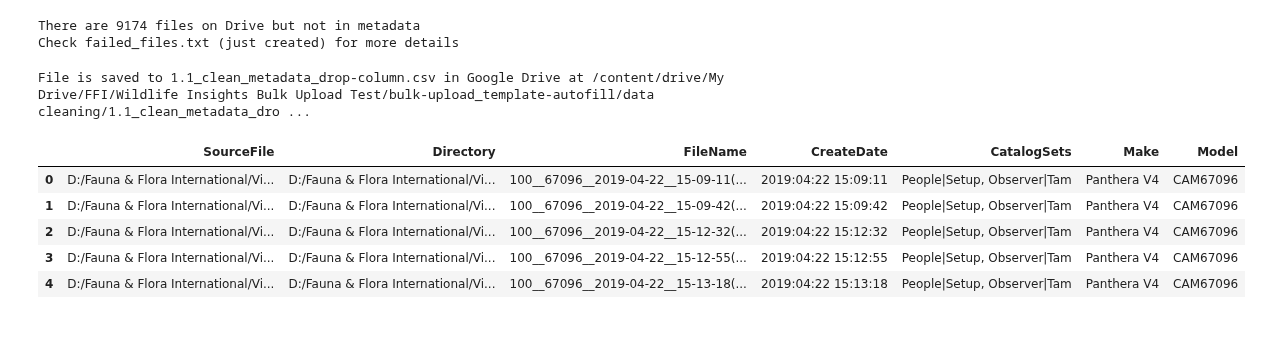
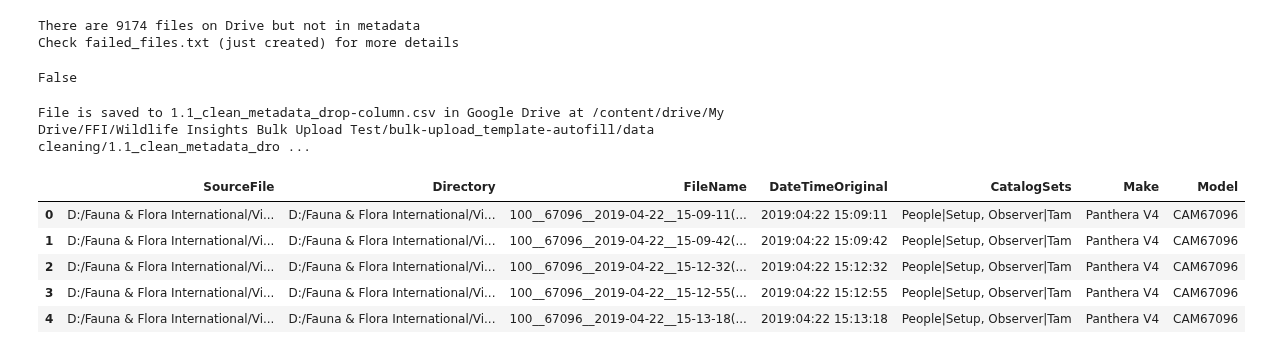
Before and after one commit to FFI-Vietnam/camtrap-tools, a Jupyter notebook: Wildlife Insights/bulk-upload/01_clean-exiftool-dataset.ipynb, the cells around one changed output. Drawn from its saved outputs; the diff is of its cells as text; code cells hidden in the pictures.

```diff
--- a/Wildlife Insights/bulk-upload/01_clean-exiftool-dataset.ipynb
+++ b/Wildlife Insights/bulk-upload/01_clean-exiftool-dataset.ipynb
@@ -101,19 +101,24 @@ print("Check failed_files.txt (just created) for more details")
 # %% [output]
 There are 9174 files on Drive but not in metadata
 Check failed_files.txt (just created) for more details
+# %%
+df = read_csv_Google_drive(root, dataset_folder, metadata_dataset_file_name)
+df['CreateDate'].to_list() == df['DateTimeOriginal'].to_list()
+# %% [output]
+False
 # %%
 # 01) keep important columns
 df = read_csv_Google_drive(root, dataset_folder, metadata_dataset_file_name)
 
-df = df[['SourceFile', 'Directory', 'FileName', 'CreateDate', 'CatalogSets', 'Make', 'Model']]
+df = df[['SourceFile', 'Directory', 'FileName', 'DateTimeOriginal', 'CatalogSets', 'Make', 'Model']]
 
 # save to metadata.csv in Google Drive
 save_csv_Google_drive(df, root, contain_folder, metadata_drop_column_file_name)
 
 df.head()
 # %% [output]
 File is saved to 1.1_clean_metadata_drop-column.csv in Google Drive at /content/drive/My Drive/FFI/Wildlife Insights Bulk Upload Test/bulk-upload_template-autofill/data cleaning/1.1_clean_metadata_dro ...
-|  | SourceFile | Directory | FileName | CreateDate | CatalogSets | Make | Model |
+|  | SourceFile | Directory | FileName | DateTimeOriginal | CatalogSets | Make | Model |
 | 0 | D:/Fauna & Flora International/Vi... | D:/Fauna & Flora International/Vi... | 100__67096__2019-04-22__15-09-11(... | 2019:04:22 15:09:11 | People|Setup, Observer|Tam | Panthera V4 | CAM67096 |
 | 1 | D:/Fauna & Flora International/Vi... | D:/Fauna & Flora International/Vi... | 100__67096__2019-04-22__15-09-42(... | 2019:04:22 15:09:42 | People|Setup, Observer|Tam | Panthera V4 | CAM67096 |
 | 2 | D:/Fauna & Flora International/Vi... | D:/Fauna & Flora International/Vi... | 100__67096__2019-04-22__15-12-32(... | 2019:04:22 15:12:32 | People|Setup, Observer|Tam | Panthera V4 | CAM67096 |
```
Also changed, not shown: parts of 9 cells of this notebook.
